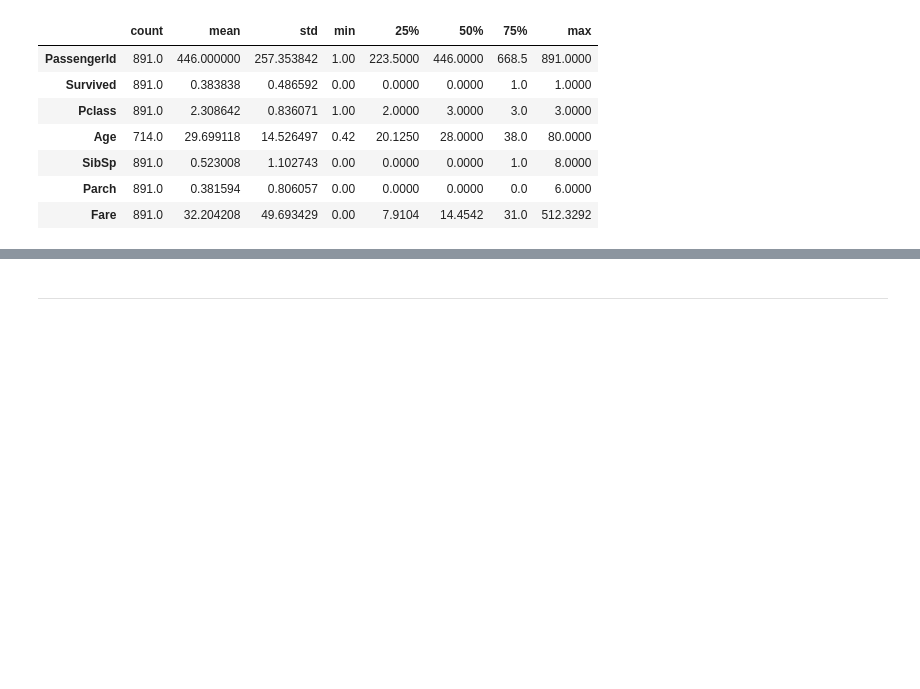
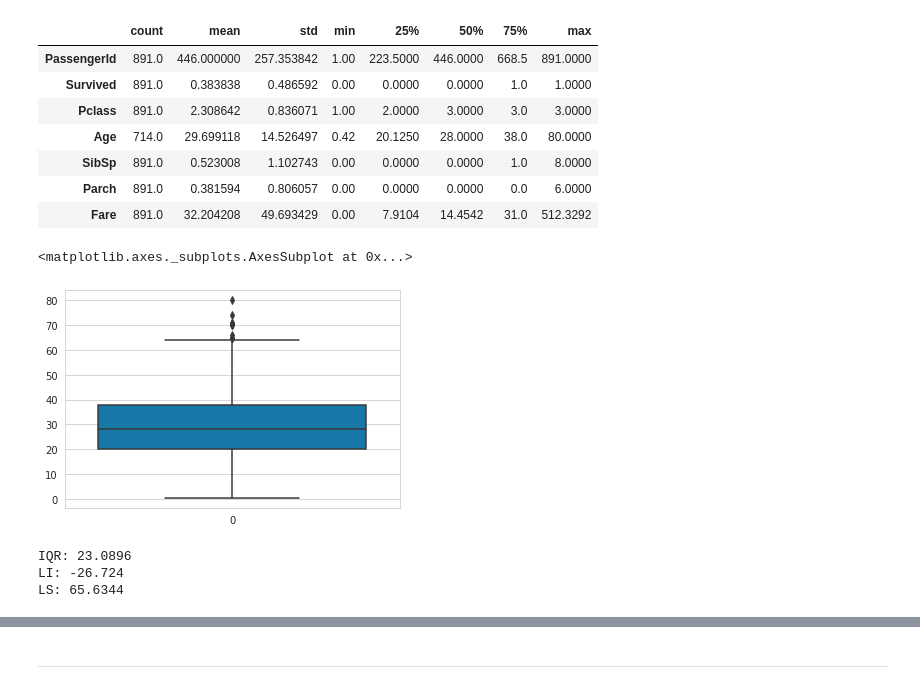
Before and after one commit to cavalcantetreinamentos/titanic_data_science, a Jupyter notebook: Curso_Pandas_e_SKLearn_Unilasalle.ipynb, the cells around one changed output, grey strips where cells are left out. Cells and saved outputs as stored; diff of their text form; code cells hidden in the pictures; blank space fills up the shorter version.

```diff
--- a/Curso_Pandas_e_SKLearn_Unilasalle.ipynb
+++ b/Curso_Pandas_e_SKLearn_Unilasalle.ipynb
@@ -200,3 +204,19 @@ df_titanic.describe().transpose()
 | SibSp | 891.0 | 0.523008 | 1.102743 | 0.00 | 0.0000 | 0.0000 | 1.0 | 8.0000 |
 | Parch | 891.0 | 0.381594 | 0.806057 | 0.00 | 0.0000 | 0.0000 | 0.0 | 6.0000 |
 | Fare | 891.0 | 32.204208 | 49.693429 | 0.00 | 7.9104 | 14.4542 | 31.0 | 512.3292 |
+# %%
+sns.boxplot(data=df_titanic["Age"], palette='winter')
+# %% [output]
+<matplotlib.axes._subplots.AxesSubplot at 0x...>
+[figure, added]
+# %%
+iqr = df_titanic["Fare"].quantile(q=0.75) - df_titanic["Fare"].quantile(q=0.25)
+print("IQR:", iqr)
+LI = df_titanic["Fare"].quantile(q=0.25) - 1.5 * iqr
+LS = df_titanic["Fare"].quantile(q=0.75) + 1.5 * iqr
+print("LI:", LI)
+print("LS:", LS)
+# %% [output]
+IQR: 23.0896
+LI: -26.724
+LS: 65.6344
```
Also changed, not shown: parts of 27 cells of this notebook.
